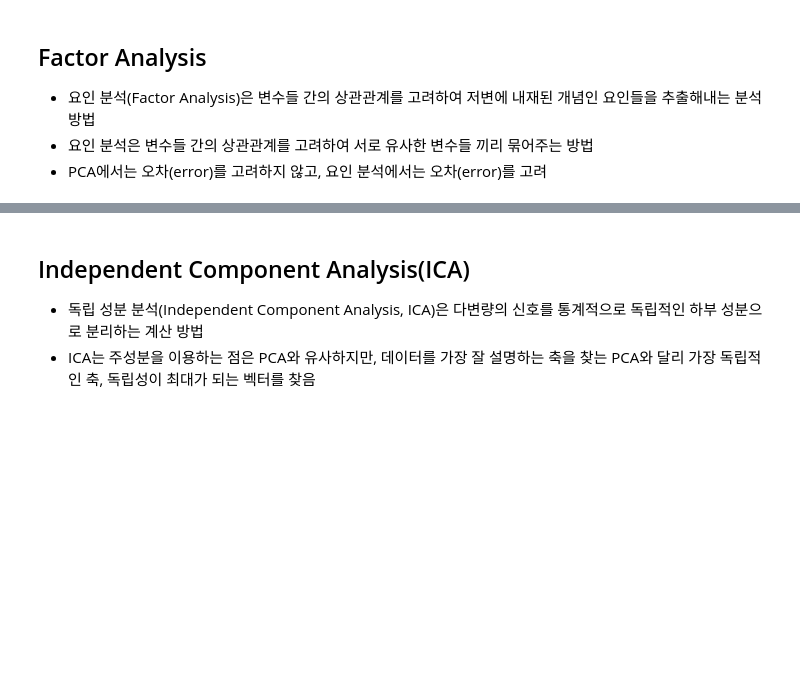
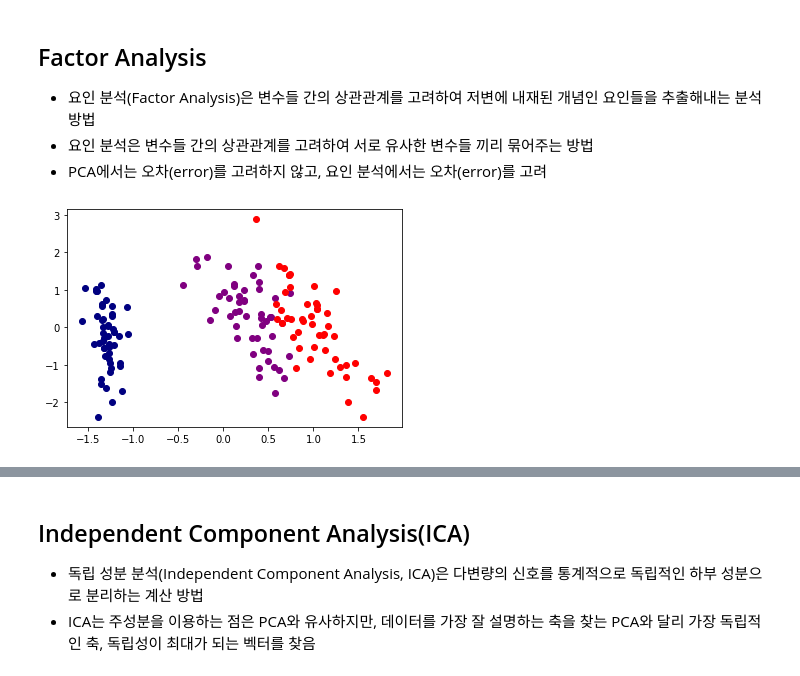
Before and after one commit to fasthill/scikit-learn-study, a Jupyter notebook: 11. Decomposition.ipynb, the cells around one changed output, grey strips where cells are left out. Saved outputs shown, nothing was run; the diff lists cells and outputs as text; code cells hidden in the pictures; blank space fills up the shorter version.

```diff
--- a/11. Decomposition.ipynb
+++ b/11. Decomposition.ipynb
@@ -182,3 +182,10 @@ show_faces(transformed_faces)
 * 요인 분석(Factor Analysis)은 변수들 간의 상관관계를 고려하여 저변에 내재된 개념인 요인들을 추출해내는 분석방법
 * 요인 분석은 변수들 간의 상관관계를 고려하여 서로 유사한 변수들 끼리 묶어주는 방법
 * PCA에서는 오차(error)를 고려하지 않고, 요인 분석에서는 오차(error)를 고려
+# %%
+model = FactorAnalysis(n_components=2, random_state=2022)
+model.fit(iris)
+transformed_iris = model.transform(iris)
+plot_iris(transformed_iris, labels)
+# %% [output]
+[figure, added]
```
Also changed, not shown: parts of 65 cells of this notebook.
